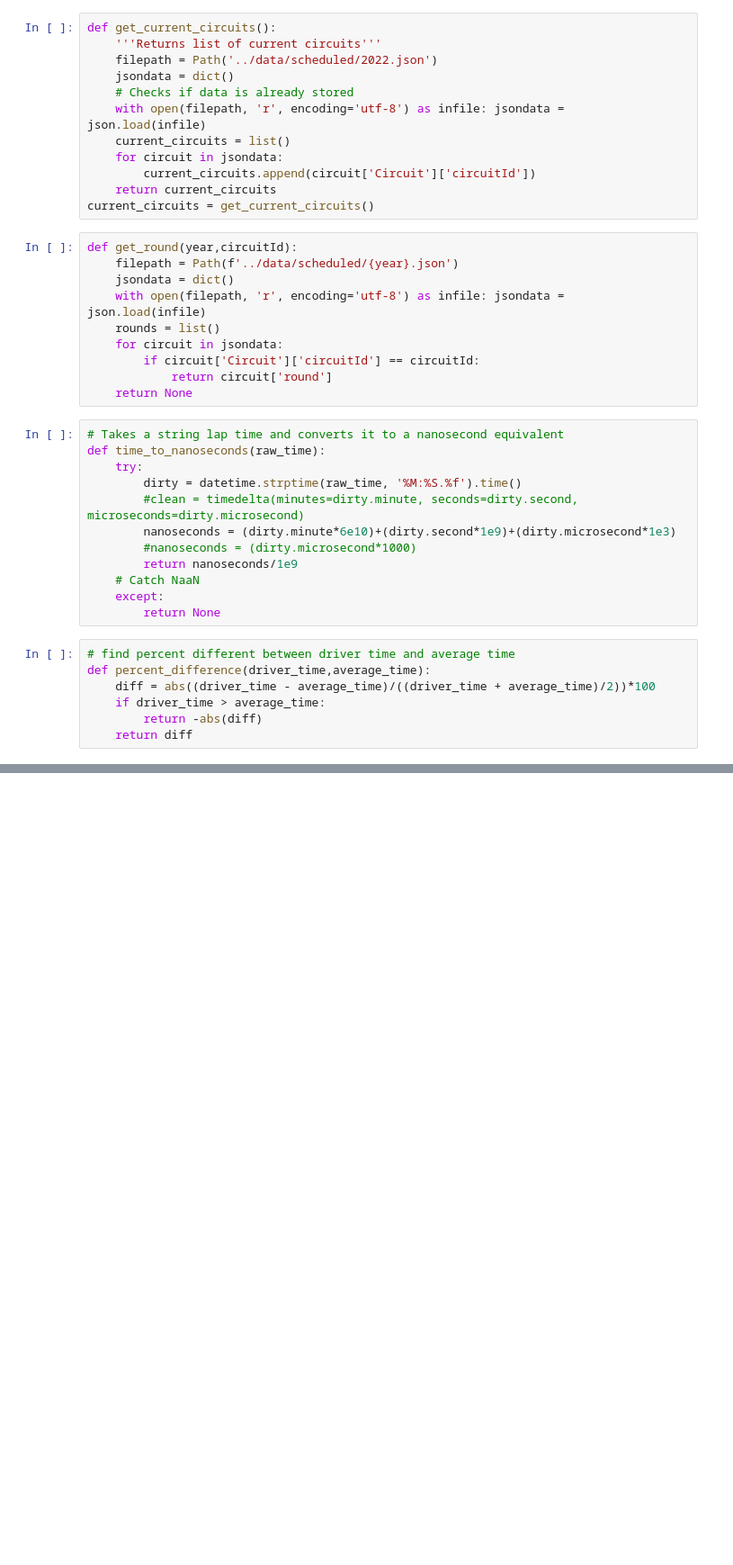
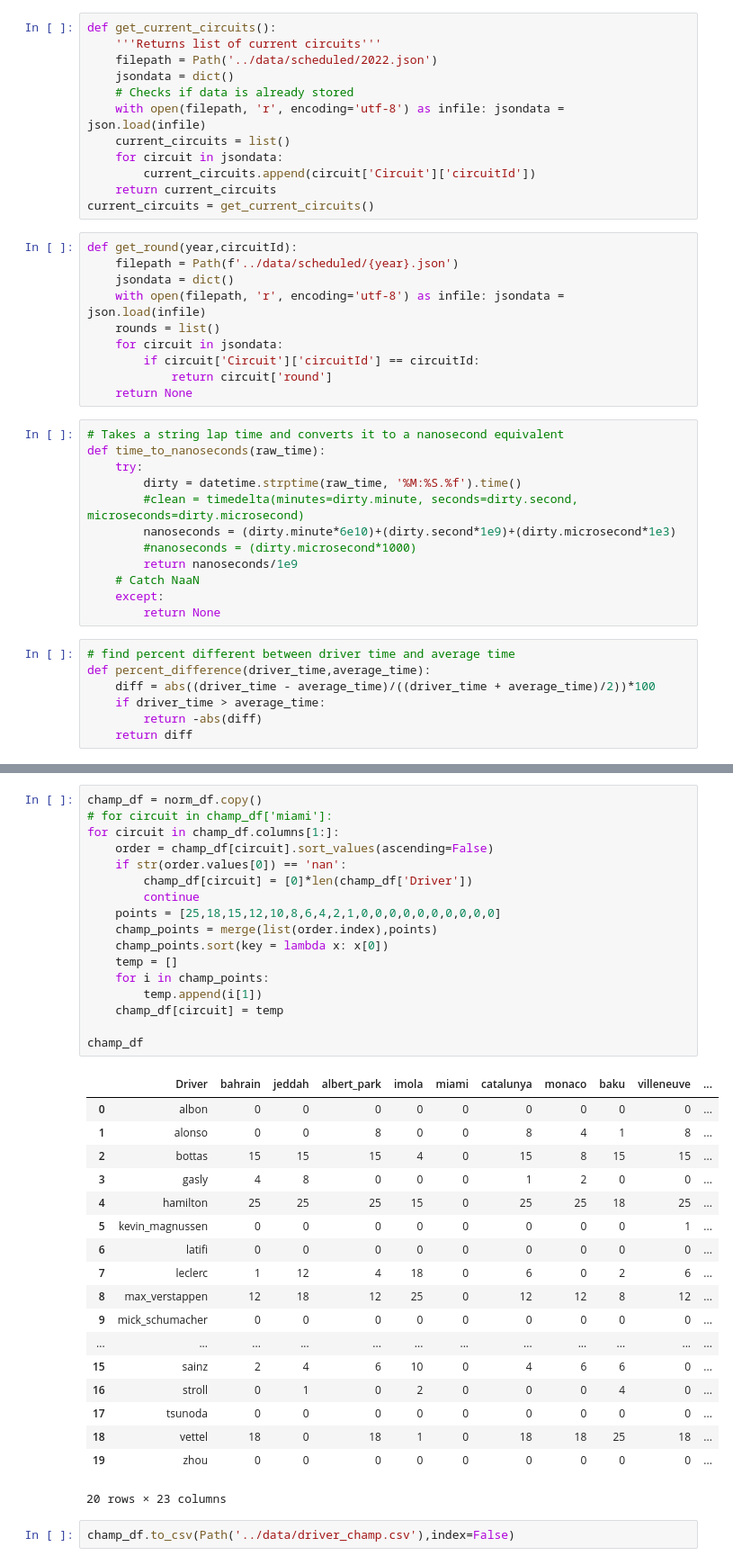
Before and after one commit to msebersbergerjr/F1_DataScience, a Jupyter notebook: notebooks/ps.ipynb, the cells around one changed output, grey strips where cells are left out. Shown at 90% size. Drawn from its saved outputs; the diff is of its cells as text; blank space fills up the shorter version.

```diff
--- a/notebooks/ps.ipynb
+++ b/notebooks/ps.ipynb
@@ -172,0 +264,38 @@ df.to_csv(filepath)
+# %%
+champ_df = norm_df.copy()
+# for circuit in champ_df['miami']:
+for circuit in champ_df.columns[1:]:
+    order = champ_df[circuit].sort_values(ascending=False)
+    if str(order.values[0]) == 'nan':
+        champ_df[circuit] = [0]*len(champ_df['Driver'])
+        continue
+    points = [25,18,15,12,10,8,6,4,2,1,0,0,0,0,0,0,0,0,0,0]
+    champ_points = merge(list(order.index),points)
+    champ_points.sort(key = lambda x: x[0])
+    temp = []
+    for i in champ_points:
+        temp.append(i[1])
+    champ_df[circuit] = temp
+
+champ_df
+# %% [output]
+|  | Driver | bahrain | jeddah | albert_park | imola | miami | catalunya | monaco | baku | villeneuve | ... |
+| 0 | albon | 0 | 0 | 0 | 0 | 0 | 0 | 0 | 0 | 0 | ... |
+| 1 | alonso | 0 | 0 | 8 | 0 | 0 | 8 | 4 | 1 | 8 | ... |
+| 2 | bottas | 15 | 15 | 15 | 4 | 0 | 15 | 8 | 15 | 15 | ... |
+| 3 | gasly | 4 | 8 | 0 | 0 | 0 | 1 | 2 | 0 | 0 | ... |
+| 4 | hamilton | 25 | 25 | 25 | 15 | 0 | 25 | 25 | 18 | 25 | ... |
+| 5 | kevin_magnussen | 0 | 0 | 0 | 0 | 0 | 0 | 0 | 0 | 1 | ... |
+| 6 | latifi | 0 | 0 | 0 | 0 | 0 | 0 | 0 | 0 | 0 | ... |
+| 7 | leclerc | 1 | 12 | 4 | 18 | 0 | 6 | 0 | 2 | 6 | ... |
+| 8 | max_verstappen | 12 | 18 | 12 | 25 | 0 | 12 | 12 | 8 | 12 | ... |
+| 9 | mick_schumacher | 0 | 0 | 0 | 0 | 0 | 0 | 0 | 0 | 0 | ... |
+| ... | ... | ... | ... | ... | ... | ... | ... | ... | ... | ... | ... |
+| 15 | sainz | 2 | 4 | 6 | 10 | 0 | 4 | 6 | 6 | 0 | ... |
+| 16 | stroll | 0 | 1 | 0 | 2 | 0 | 0 | 0 | 4 | 0 | ... |
+| 17 | tsunoda | 0 | 0 | 0 | 0 | 0 | 0 | 0 | 0 | 0 | ... |
+| 18 | vettel | 18 | 0 | 18 | 1 | 0 | 18 | 18 | 25 | 18 | ... |
+| 19 | zhou | 0 | 0 | 0 | 0 | 0 | 0 | 0 | 0 | 0 | ... |
+20 rows × 23 columns
+# %%
+champ_df.to_csv(Path('../data/driver_champ.csv'),index=False)
```
Also changed, not shown: parts of 19 cells of this notebook, 10 other files.
